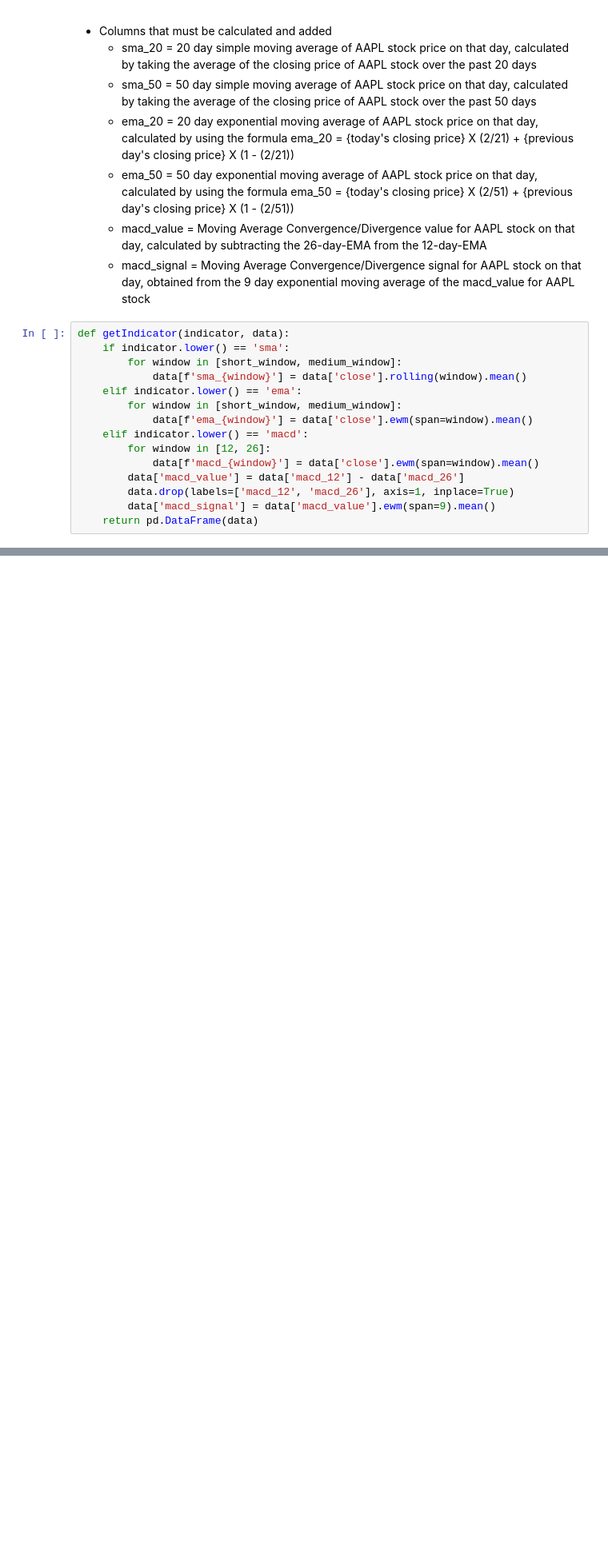
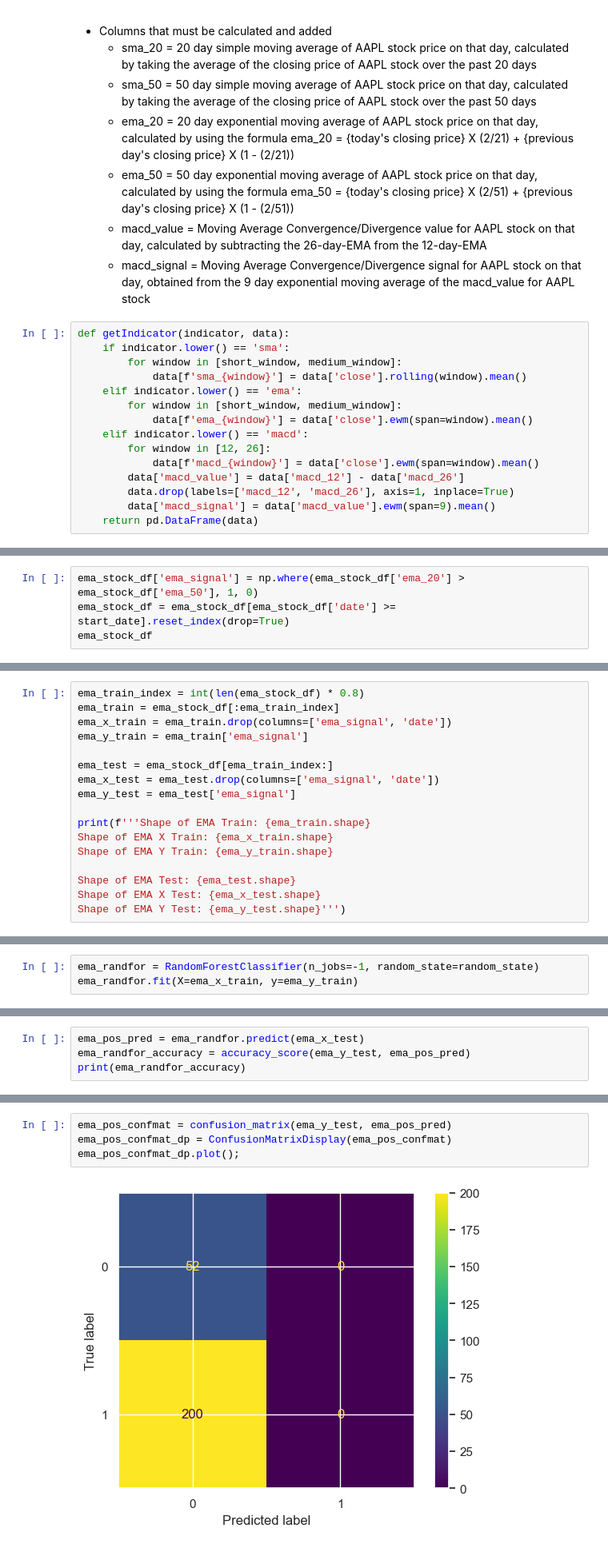
Before and after one commit to CodeLutetium/SC1015-Stock-Predictor, a Jupyter notebook: Playground/tech_indicators.ipynb, the cells around one changed output, grey strips where cells are left out. Shown at 80% size. Drawn from its saved outputs; the diff is of its cells as text; blank space fills up the shorter version.

```diff
--- a/Playground/tech_indicators.ipynb
+++ b/Playground/tech_indicators.ipynb
@@ -278,0 +292,4 @@ macd_fig.show()
+# %%
+ema_stock_df['ema_signal'] = np.where(ema_stock_df['ema_20'] > ema_stock_df['ema_50'], 1, 0)
+ema_stock_df = ema_stock_df[ema_stock_df['date'] >= start_date].reset_index(drop=True)
+ema_stock_df
@@ -278,0 +420,17 @@ macd_fig.show()
+# %%
+ema_train_index = int(len(ema_stock_df) * 0.8)
+ema_train = ema_stock_df[:ema_train_index]
+ema_x_train = ema_train.drop(columns=['ema_signal', 'date'])
+ema_y_train = ema_train['ema_signal']
+
+ema_test = ema_stock_df[ema_train_index:]
+ema_x_test = ema_test.drop(columns=['ema_signal', 'date'])
+ema_y_test = ema_test['ema_signal']
+
+print(f'''Shape of EMA Train: {ema_train.shape}
+Shape of EMA X Train: {ema_x_train.shape}
+Shape of EMA Y Train: {ema_y_train.shape}
+
+Shape of EMA Test: {ema_test.shape}
+Shape of EMA X Test: {ema_x_test.shape}
+Shape of EMA Y Test: {ema_y_test.shape}''')
@@ -278,0 +447,3 @@ macd_fig.show()
+# %%
+ema_randfor = RandomForestClassifier(n_jobs=-1, random_state=random_state)
+ema_randfor.fit(X=ema_x_train, y=ema_y_train)
@@ -278,0 +454,4 @@ macd_fig.show()
+# %%
+ema_pos_pred = ema_randfor.predict(ema_x_test)
+ema_randfor_accuracy = accuracy_score(ema_y_test, ema_pos_pred)
+print(ema_randfor_accuracy)
@@ -278,0 +460,6 @@ macd_fig.show()
+# %%
+ema_pos_confmat = confusion_matrix(ema_y_test, ema_pos_pred)
+ema_pos_confmat_dp = ConfusionMatrixDisplay(ema_pos_confmat)
+ema_pos_confmat_dp.plot();
+# %% [output]
+[figure, added]
```
Also changed, not shown: parts of 59 cells of this notebook, 1 other file.
